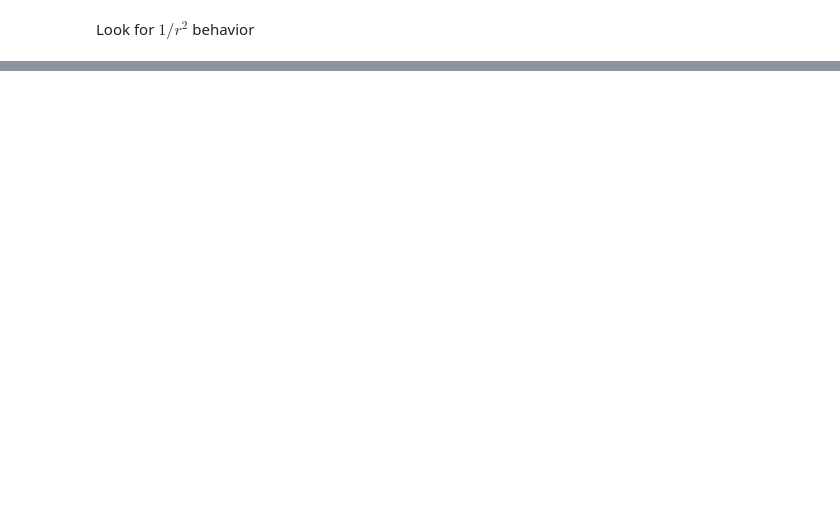
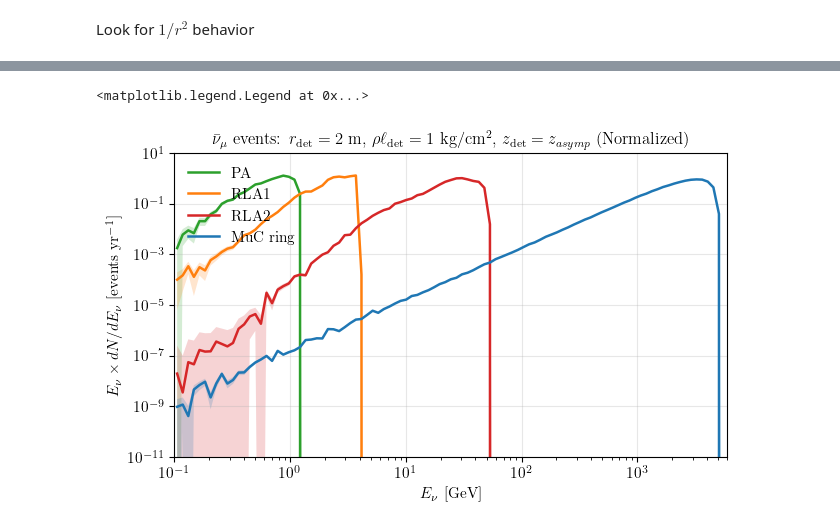
Before and after one commit to jchoi55/MINT, a Jupyter notebook: MINT_examples/low_energy_components.ipynb, the cells around one changed output, grey strips where cells are left out. Saved outputs shown, nothing was run; the diff lists cells and outputs as text; code cells hidden in the pictures; blank space fills up the shorter version.

```diff
--- a/MINT_examples/low_energy_components.ipynb
+++ b/MINT_examples/low_energy_components.ipynb
@@ -733,7 +733,7 @@ def plot_event_counts_vs_distance(flavor="numubar", z_range_m=(10, 1e4), n_point
             logz = np.log10(z_fit)
             logy = np.log10(y_fit)
             slope = np.gradient(logy, logz)
-            idx = np.where(np.abs(slope + 2.0) < 0.25)[0]
+            idx = np.where(np.abs(slope + 2.0) < 0.1)[0]
             onset_idx = int(idx[0]) if idx.size else 0
 
         onset_by_machine[name] = z_vals[valid][onset_idx]
@@ -787,0 +883,43 @@ MuC ring: 1/r^2 regime begins at z ~ 10.0 m
+# %%
+fig, ax = pt.std_fig(figsize=(7, 4))
+for name in machines:
+    y = event_rates_asymp[name]["numubar"]
+    dE = np.diff(energy_edges)
+
+    # Poisson uncertainty per bin: N_bin = (dN/dE) * dE
+    n_bin = y * dE
+    yerr = np.sqrt(np.clip(n_bin, 0.0, None)) / dE
+    total = np.sum(n_bin)
+
+    y_norm = y / total
+    yerr_norm = yerr / total
+
+    ax.plot(
+        e_centers, e_centers*y_norm, "-", lw=1.8,
+        color=machine_colors[name],
+        # label=rf"{name} ($N_{{\rm tot}} = {pt.sci_notation(total, precision=1, notex=True)}$)"
+        label=rf"{name}"
+    )
+    ax.fill_between(
+        e_centers,
+        np.clip(e_centers*(y_norm - yerr_norm), 1e-30, None),
+        e_centers*(y_norm + yerr_norm),
+        color=machine_colors[name],
+        alpha=0.20,
+        linewidth=0,
+    )
+ax.set_xscale("log")
+ax.set_yscale("log")
+ax.set_xlim(1e-1, 6e3)
+# ax.set_ylim(1e2, 1e11)
+ax.set_ylim(1e-11, 1e1)
+ax.set_xlabel(r"$E_\nu$ [GeV]")
+ax.set_ylabel(r"$E_\nu \times dN/dE_\nu$ [events yr$^{-1}$]")
+ax.set_title(r"$\bar\nu_\mu$ events: $r_{\rm det} = 2$ m, "
+             r"$\rho \ell_{\rm det} = 1$ kg/cm$^2$, $z_{\rm det} = z_{asymp}$ (Normalized)")
+ax.grid(True, which="major", ls="-", alpha=0.3)
+ax.legend(frameon=False, fontsize=11, loc='upper left', ncol=1)
+# fig.savefig("plots/machine_event_rate_2zmax.pdf", dpi=300, bbox_inches="tight")
+# %% [output]
+<matplotlib.legend.Legend at 0x...>
+[figure, added]
```
Also changed, not shown: parts of 41 cells of this notebook, 33 other files.
